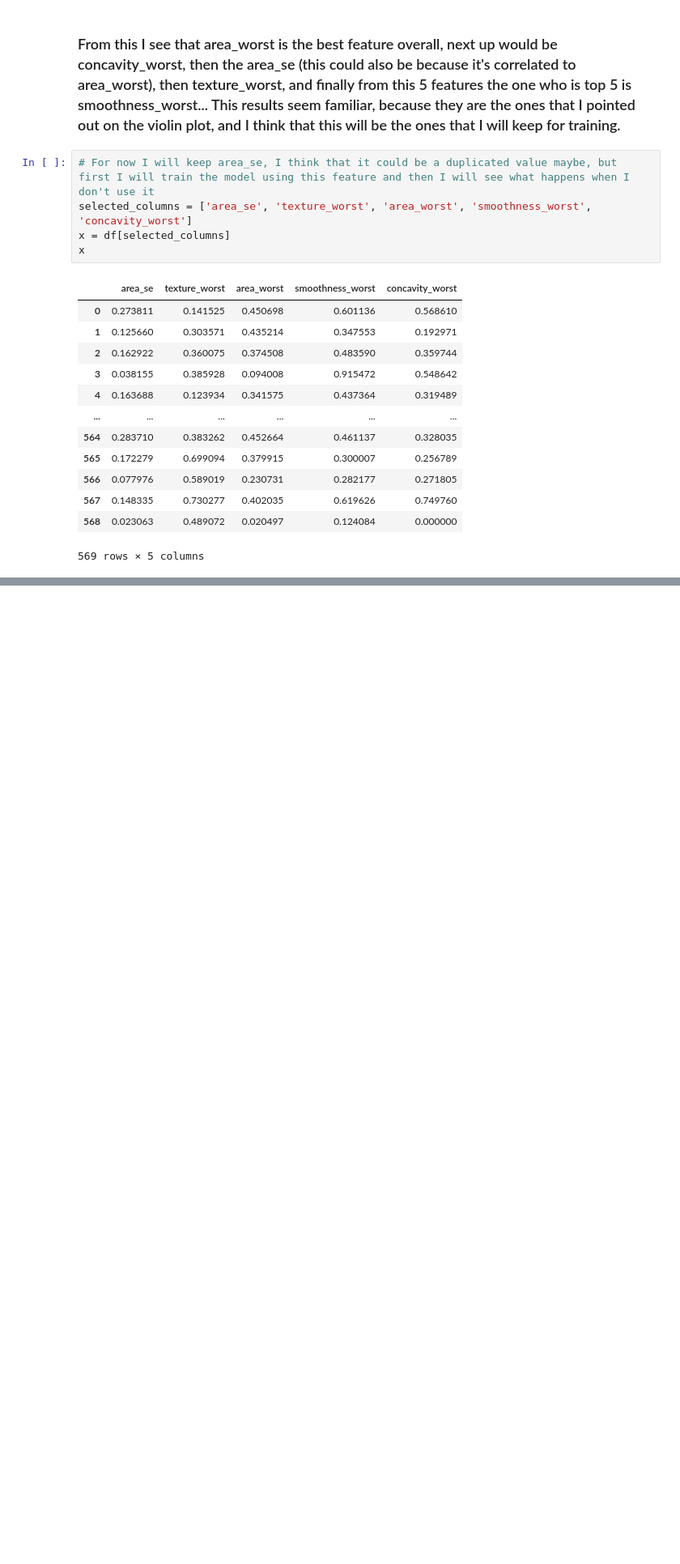
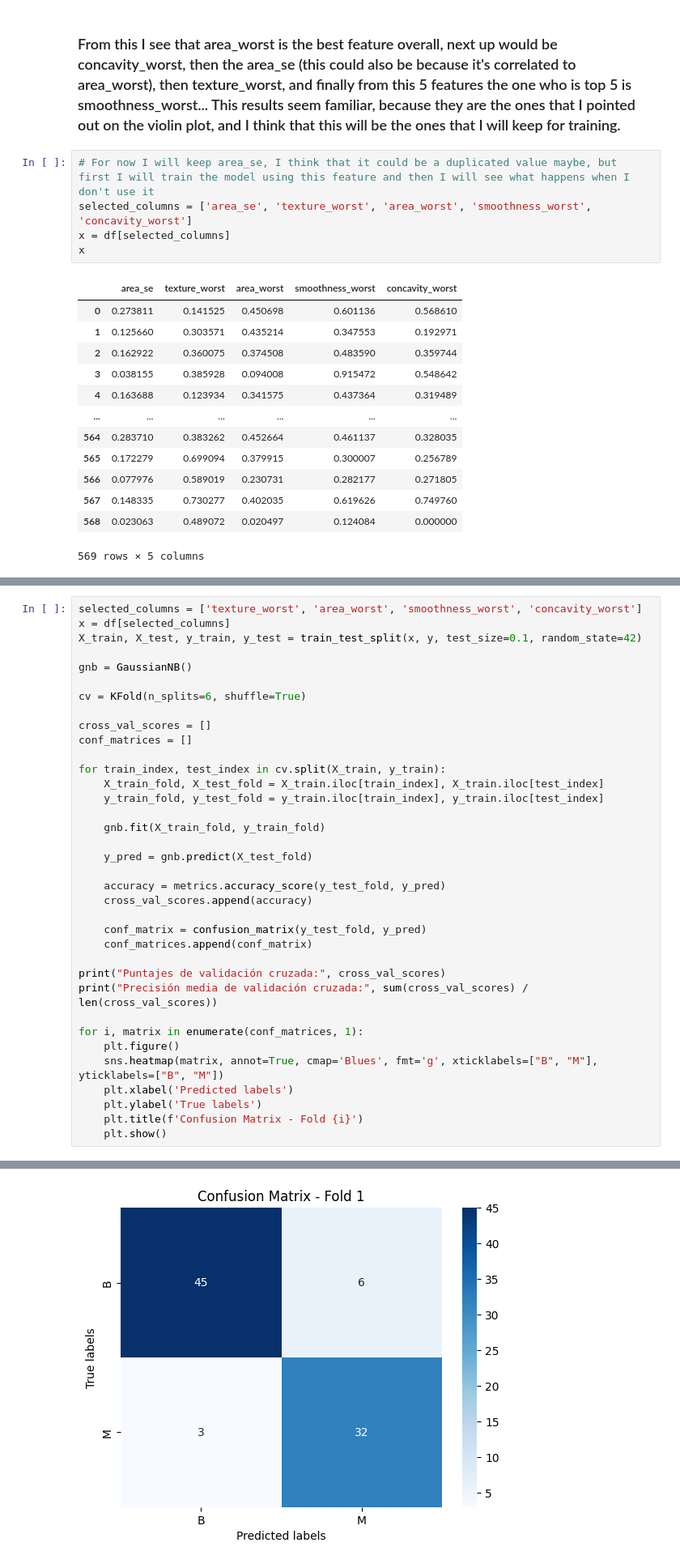
Before and after one commit to SergioManuelJob/BreastCancer-NaiveBayes, a Jupyter notebook: Breast_Cancer_NaiveBayes.ipynb, the cells around one changed output, grey strips where cells are left out. Shown at 81% size. Drawn from its saved outputs; the diff is of its cells as text; blank space fills up the shorter version.

```diff
--- a/Breast_Cancer_NaiveBayes.ipynb
+++ b/Breast_Cancer_NaiveBayes.ipynb
@@ -314,0 +392,37 @@ Now we are going to train the model
+# %%
+selected_columns = ['texture_worst', 'area_worst', 'smoothness_worst', 'concavity_worst']
+x = df[selected_columns]
+X_train, X_test, y_train, y_test = train_test_split(x, y, test_size=0.1, random_state=42)
+
+gnb = GaussianNB()
+
+cv = KFold(n_splits=6, shuffle=True)
+
+cross_val_scores = []
+conf_matrices = []
+
+for train_index, test_index in cv.split(X_train, y_train):
+    X_train_fold, X_test_fold = X_train.iloc[train_index], X_train.iloc[test_index]
+    y_train_fold, y_test_fold = y_train.iloc[train_index], y_train.iloc[test_index]
+
+    gnb.fit(X_train_fold, y_train_fold)
+
+    y_pred = gnb.predict(X_test_fold)
+
+    accuracy = metrics.accuracy_score(y_test_fold, y_pred)
+    cross_val_scores.append(accuracy)
+
+    conf_matrix = confusion_matrix(y_test_fold, y_pred)
+    conf_matrices.append(conf_matrix)
+
+print("Puntajes de validación cruzada:", cross_val_scores)
+print("Precisión media de validación cruzada:", sum(cross_val_scores) / len(cross_val_scores))
+
+for i, matrix in enumerate(conf_matrices, 1):
+    plt.figure()
+    sns.heatmap(matrix, annot=True, cmap='Blues', fmt='g', xticklabels=["B", "M"], yticklabels=["B", "M"])
+    plt.xlabel('Predicted labels')
+    plt.ylabel('True labels')
+    plt.title(f'Confusion Matrix - Fold {i}')
+    plt.show()
+# %% [output]
@@ -314,0 +431 @@ Now we are going to train the model
+[figure, added]
```
Also changed, not shown: parts of 13 cells of this notebook.
